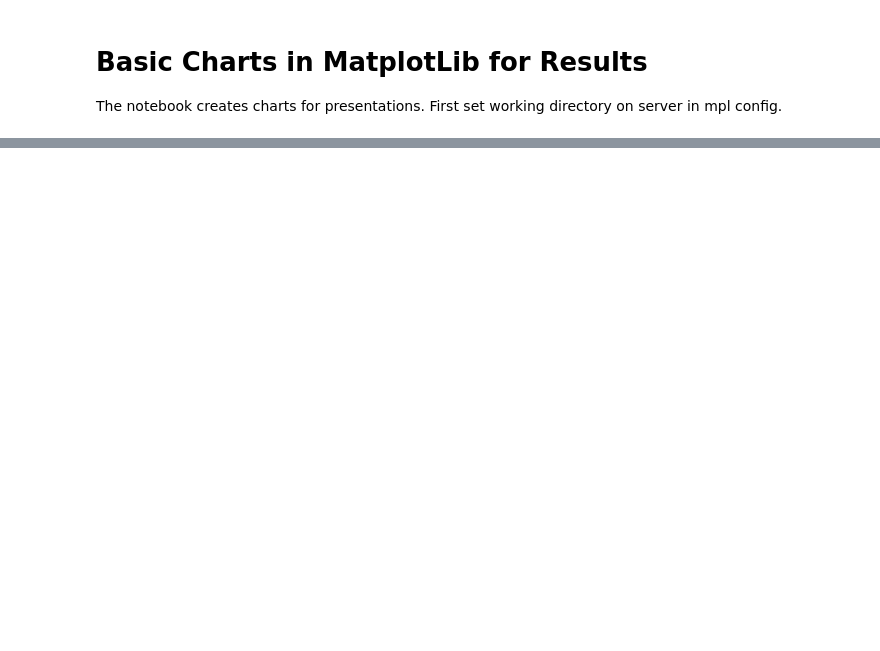
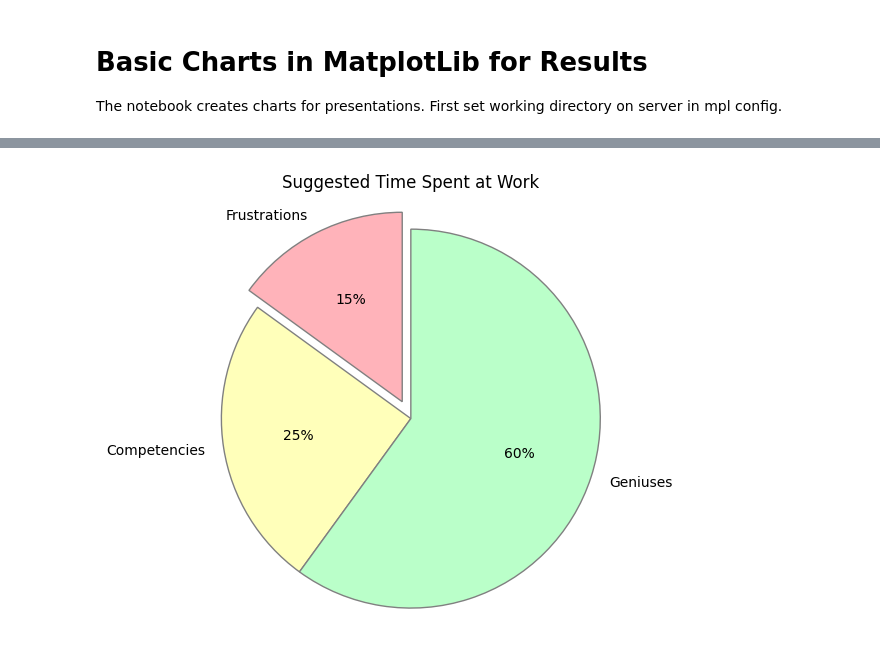
Before and after one commit to mackertp/ml-cookbook, a Jupyter notebook: languages/python/charts.ipynb, the cells around one changed output, grey strips where cells are left out. Saved outputs shown, nothing was run; the diff lists cells and outputs as text; code cells hidden in the pictures; blank space fills up the shorter version.

Commit message:
auth: https://youtu.be/_Fn1boD06UM?si=VIaOogpmN4RPMsLl

```diff
--- a/languages/python/charts.ipynb
+++ b/languages/python/charts.ipynb
@@ -29,0 +43,24 @@ ax.pie(sizes, labels=labels, autopct='%1.1f%%', startangle=90);
+# %%
+# add some sugar: https://youtu.be/0UIB9Y4OFPs?si=ktTwbfdzB9ETdY7X
+# Red, Yellow, Green
+colors = ['#FFB3BA', '#FFFFBA', '#BAFFC9']
+# Explode Frustrations segment
+explode = (0.1, 0, 0)
+# plot
+fig, ax = plt.subplots()
+wedges, texts, autotexts = ax.pie(
+    sizes,
+    explode=explode,
+    labels=labels,
+    colors=colors,
+    autopct='%1.0f%%',
+    startangle=90,
+    wedgeprops=dict(edgecolor='gray', linewidth=1)
+)
+# Equal aspect ratio ensures that pie is drawn as a circle.
+ax.axis('equal')
+plt.title('Suggested Time Spent at Work')
+plt.tight_layout()
+plt.show()
+# %% [output]
+[figure, added]
```
Also changed, not shown: parts of 3 cells of this notebook, 16 other files.
